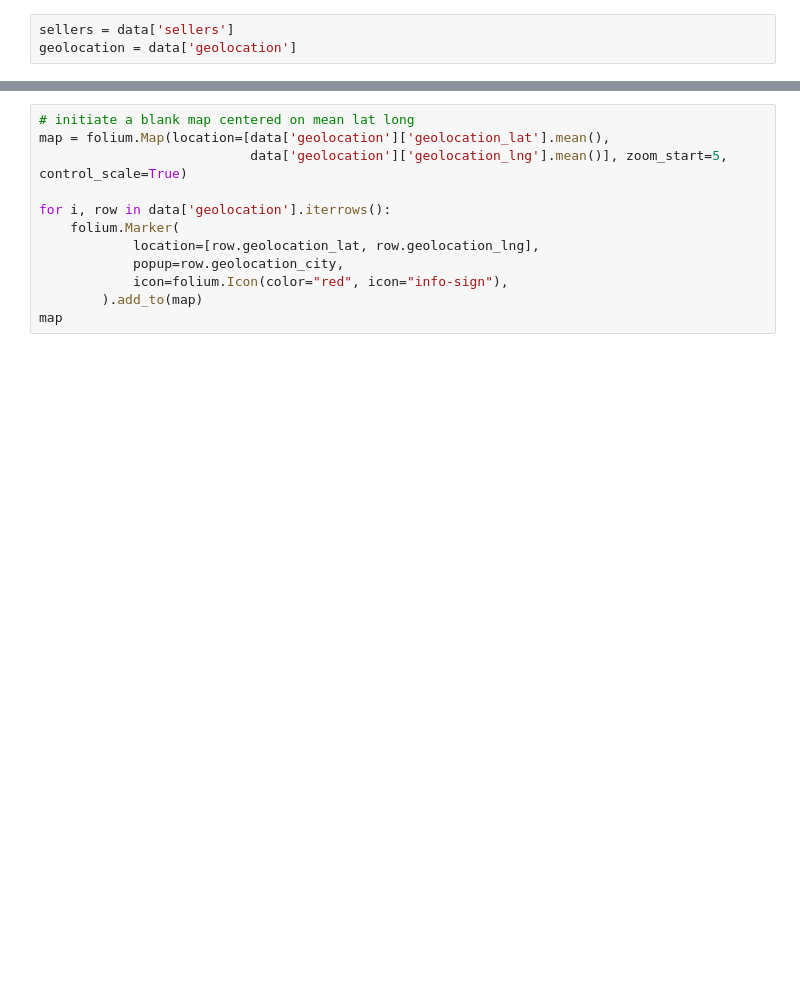
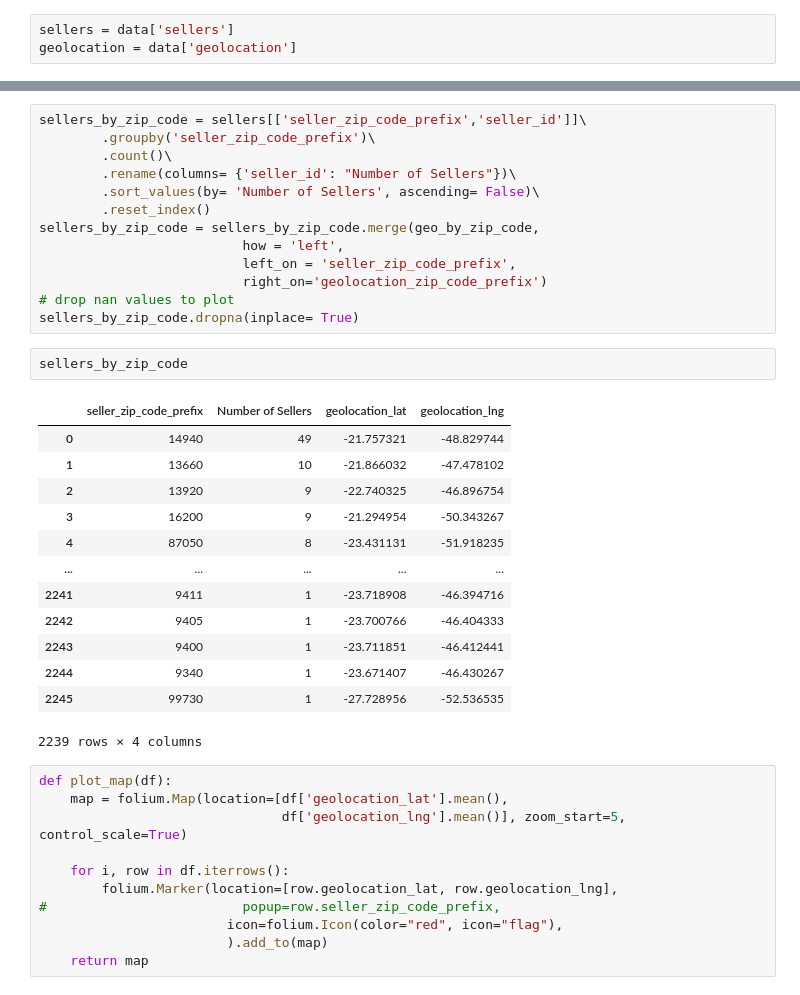
Before and after one commit to honnsey/Olist, a Jupyter notebook: OLIST.ipynb, the cells around one changed output, grey strips where cells are left out. Cells and saved outputs as stored; diff of their text form; blank space fills up the shorter version.

```diff
--- a/OLIST.ipynb
+++ b/OLIST.ipynb
@@ -97,12 +84,40 @@ geolocation
+# %%
+sellers_by_zip_code = sellers[['seller_zip_code_prefix','seller_id']]\
+        .groupby('seller_zip_code_prefix')\
+        .count()\
+        .rename(columns= {'seller_id': "Number of Sellers"})\
+        .sort_values(by= 'Number of Sellers', ascending= False)\
+        .reset_index()
+sellers_by_zip_code = sellers_by_zip_code.merge(geo_by_zip_code,
+                          how = 'left',
+                          left_on = 'seller_zip_code_prefix',
+                          right_on='geolocation_zip_code_prefix')
+# drop nan values to plot
+sellers_by_zip_code.dropna(inplace= True)
+# %%
+sellers_by_zip_code
+# %% [output]
+|  | seller_zip_code_prefix | Number of Sellers | geolocation_lat | geolocation_lng |
+| 0 | 14940 | 49 | -21.757321 | -48.829744 |
+| 1 | 13660 | 10 | -21.866032 | -47.478102 |
+| 2 | 13920 | 9 | -22.740325 | -46.896754 |
+| 3 | 16200 | 9 | -21.294954 | -50.343267 |
+| 4 | 87050 | 8 | -23.431131 | -51.918235 |
+| ... | ... | ... | ... | ... |
+| 2241 | 9411 | 1 | -23.718908 | -46.394716 |
+| 2242 | 9405 | 1 | -23.700766 | -46.404333 |
+| 2243 | 9400 | 1 | -23.711851 | -46.412441 |
+| 2244 | 9340 | 1 | -23.671407 | -46.430267 |
+| 2245 | 99730 | 1 | -27.728956 | -52.536535 |
+2239 rows × 4 columns
 # %%
-# initiate a blank map centered on mean lat long
-map = folium.Map(location=[data['geolocation']['geolocation_lat'].mean(),
-                           data['geolocation']['geolocation_lng'].mean()], zoom_start=5, control_scale=True)
+def plot_map(df):
+    map = folium.Map(location=[df['geolocation_lat'].mean(),
+                               df['geolocation_lng'].mean()], zoom_start=5, control_scale=True)
 
-for i, row in data['geolocation'].iterrows():
-    folium.Marker(
-            location=[row.geolocation_lat, row.geolocation_lng],
-            popup=row.geolocation_city,
-            icon=folium.Icon(color="red", icon="info-sign"),
-        ).add_to(map)
-map
+    for i, row in df.iterrows():
+        folium.Marker(location=[row.geolocation_lat, row.geolocation_lng],
+#                         popup=row.seller_zip_code_prefix,
+                        icon=folium.Icon(color="red", icon="flag"),
+                        ).add_to(map)
+    return map
```
Also changed, not shown: parts of 16 cells of this notebook, 3 other files.
